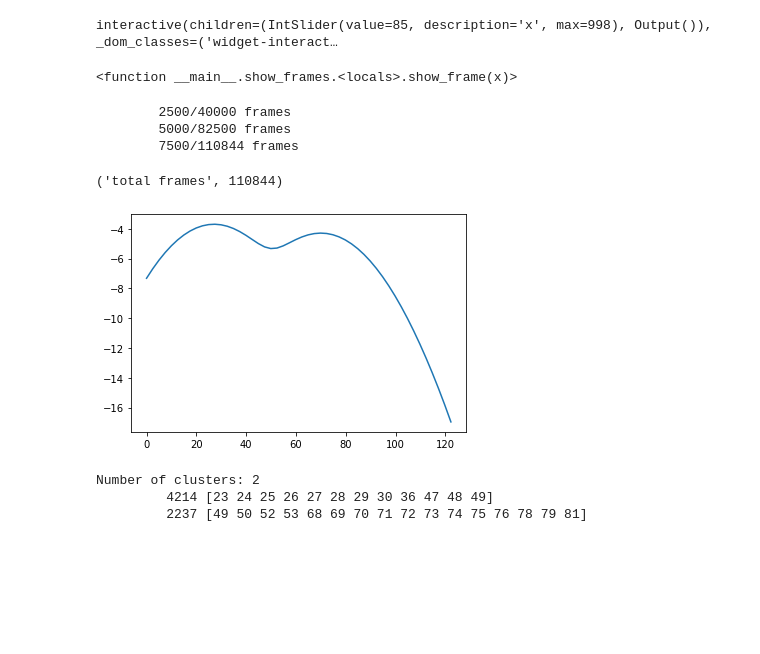
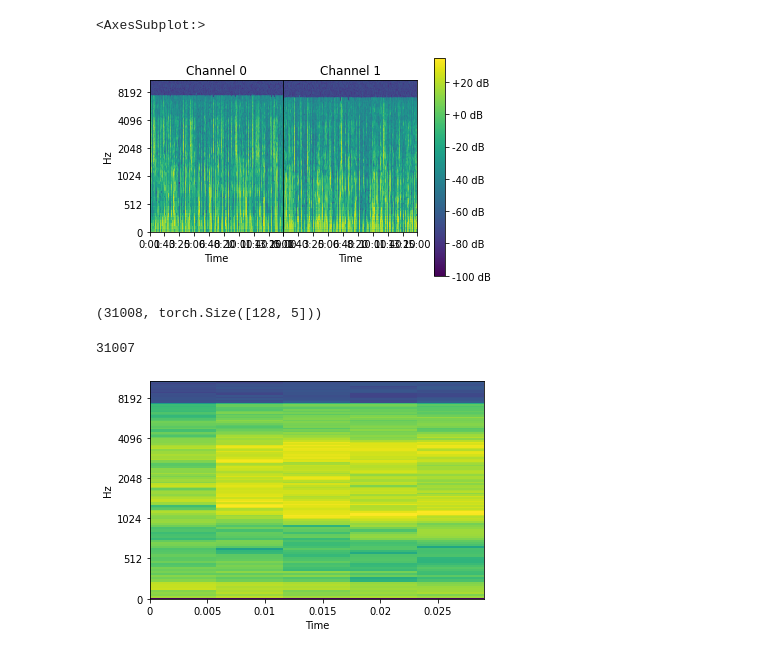
Before and after one commit to kierangilliam/jre-data-wrangling, a Jupyter notebook: src/audio-clustering.ipynb, the cells around one changed output. Drawn from its saved outputs; the diff is of its cells as text; code cells hidden in the pictures; blank space fills up the shorter version.

```diff
--- a/src/audio-clustering.ipynb
+++ b/src/audio-clustering.ipynb
@@ -87,0 +12,7 @@ Uniques: [25 26 27 28 47 48 52 68 69 70 78 79]
+# %%
+
+minutes = 15
+sr = 44100
+ep = "../data/jre/audio/_bN4spt3744/audio_file.wav"
+
+audio = AudioTensor.create(ep, num_frames=sr * (minutes * 60))
@@ -172,8 +38,0 @@ Number of clusters: 3
-# %%
-def get_title(x):
-    return "Cluster " + str([i for i, c in enumerate(clusters) if x in c][0])
-
-interact(show_frames(frames, get_title), x=IntSlider(min=0, value=85, max=len(normal_averages) - 1))
-# %% [output]
-interactive(children=(IntSlider(value=85, description='x', max=998), Output()), _dom_classes=('widget-interact…
-<function __main__.show_frames.<locals>.show_frame(x)>
@@ -228,10 +38,0 @@ def averages_for_video(filename, window = 2500):
-# %%
-fn = 'cache/Joe Rogan Experience #1366 - Richard Dawkins-_bN4spt3744.mp4'
-averages, total_frames = averages_for_video(fn)
-np.save(fn + f'{total_frames}.averages', [averages, total_frames])
-"total frames", total_frames
-# %% [output]
-        2500/40000 frames
-        5000/82500 frames
-        7500/110844 frames
-('total frames', 110844)
@@ -242,0 +39,8 @@ df_avg = pd.DataFrame({
+# %%
+cfg = AudioConfig.BasicMelSpectrogram(n_fft=512)
+a2s = AudioToSpec.from_cfg(cfg)
+spec = a2s(audio)
+spec.show()
+# %% [output]
+<AxesSubplot:>
+[figure, added]
@@ -243 +50,19 @@ df_avg = pd.DataFrame({
+# %%
+channel = spec[0]
+window_size = 5f
+windows = len(channel[0]) // window_size
+
+# Pretty sure this only works because window_size fits into len(channel[0]) perfectly
+# Split into vertical slices
+slices = [channel.narrow(1, n * window_size, window_size) for n in range(windows)]
+len(slices), slices[0].shape
+# %% [output]
+(31008, torch.Size([128, 5]))
+# %%
+averages = []
+for i, slice in enumerate(slices[:-1]):
+    averages.append(np.mean([slices[i].numpy(), slice.numpy()]))
+len(averages)
+# %% [output]
+31007
 # %%
@@ -249,7 +75,0 @@ interact(show_frames(ff), x=IntSlider(min=0, max=len(frames) - 1))
-# %%
-df_2 = frame_idxs_clusters(kde_cluster(df_avg, plot=True), df_avg)
-# %% [output]
-[figure, removed]
-Number of clusters: 2
-         4214 [23 24 25 26 27 28 29 30 36 47 48 49]
-         2237 [49 50 52 53 68 69 70 71 72 73 74 75 76 78 79 81]
@@ -258,0 +76,4 @@ fig.show()
+# %%
+show_slice(slices[87].numpy())
+# %% [output]
+[figure, added]
```
Also changed, not shown: parts of 24 cells of this notebook, 16 other files.
